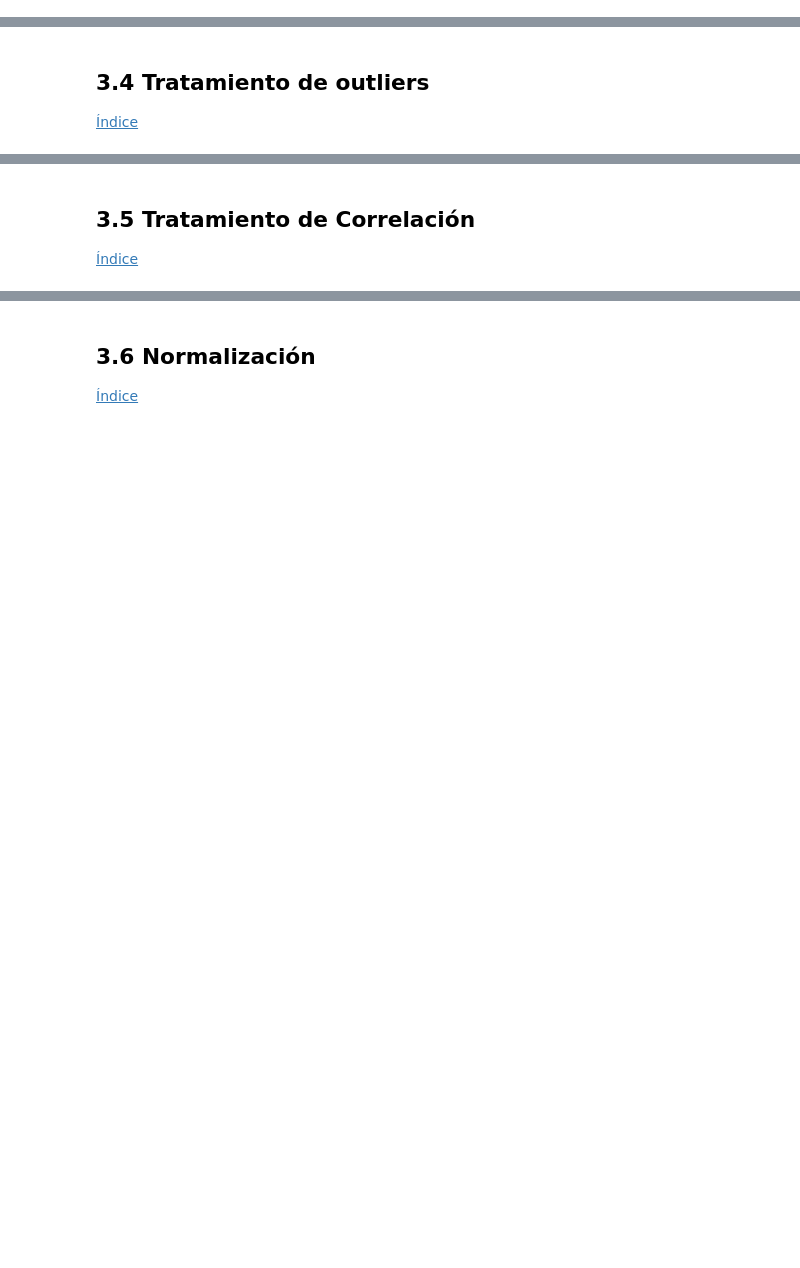
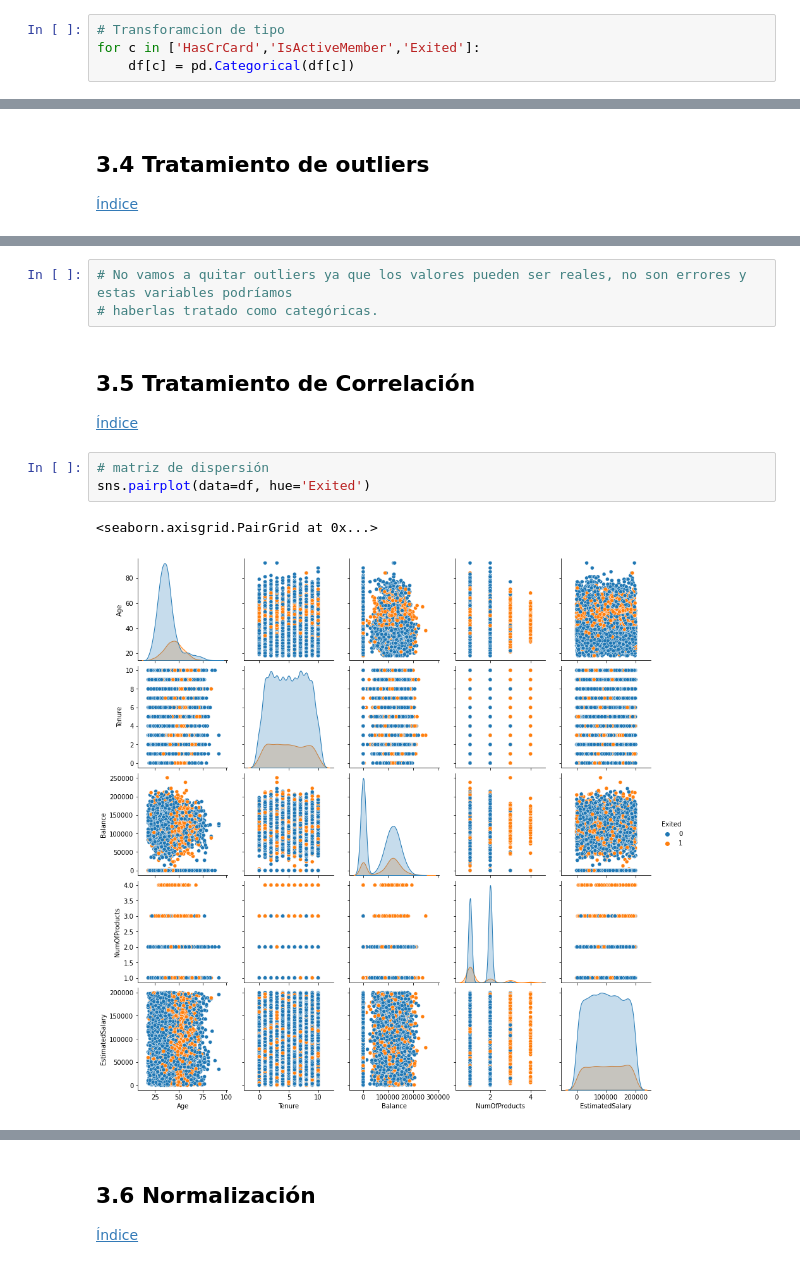
Before and after one commit to rmmateosv/SAA2223, a Jupyter notebook: Tema4/Clasificacion/1_RL_AbandonoDeClientes-alumnos.ipynb, the cells around one changed output, grey strips where cells are left out. Cells and saved outputs as stored; diff of their text form; blank space fills up the shorter version.

```diff
--- a/Tema4/Clasificacion/1_RL_AbandonoDeClientes-alumnos.ipynb
+++ b/Tema4/Clasificacion/1_RL_AbandonoDeClientes-alumnos.ipynb
@@ -108,3 +205,7 @@ NameError: name 'df' is not defined
 # %% [markdown]
 ## 3.2 Transformación de características <a name="3_2"></a>
 [Índice](#indice)
+# %%
+# Transforamcion de tipo
+for c in ['HasCrCard','IsActiveMember','Exited']:
+    df[c] = pd.Categorical(df[c])
@@ -117,3 +312,12 @@ NameError: name 'df' is not defined
+# %%
+# No vamos a quitar outliers ya que los valores pueden ser reales, no son errores y estas variables podríamos
+# haberlas tratado como categóricas.
 # %% [markdown]
 ## 3.5 Tratamiento de Correlación <a name="3_5"></a>
 [Índice](#indice)
+# %%
+# matriz de dispersión
+sns.pairplot(data=df, hue='Exited')
+# %% [output]
+<seaborn.axisgrid.PairGrid at 0x...>
+[figure, added]
```
Also changed, not shown: parts of 25 cells of this notebook.
